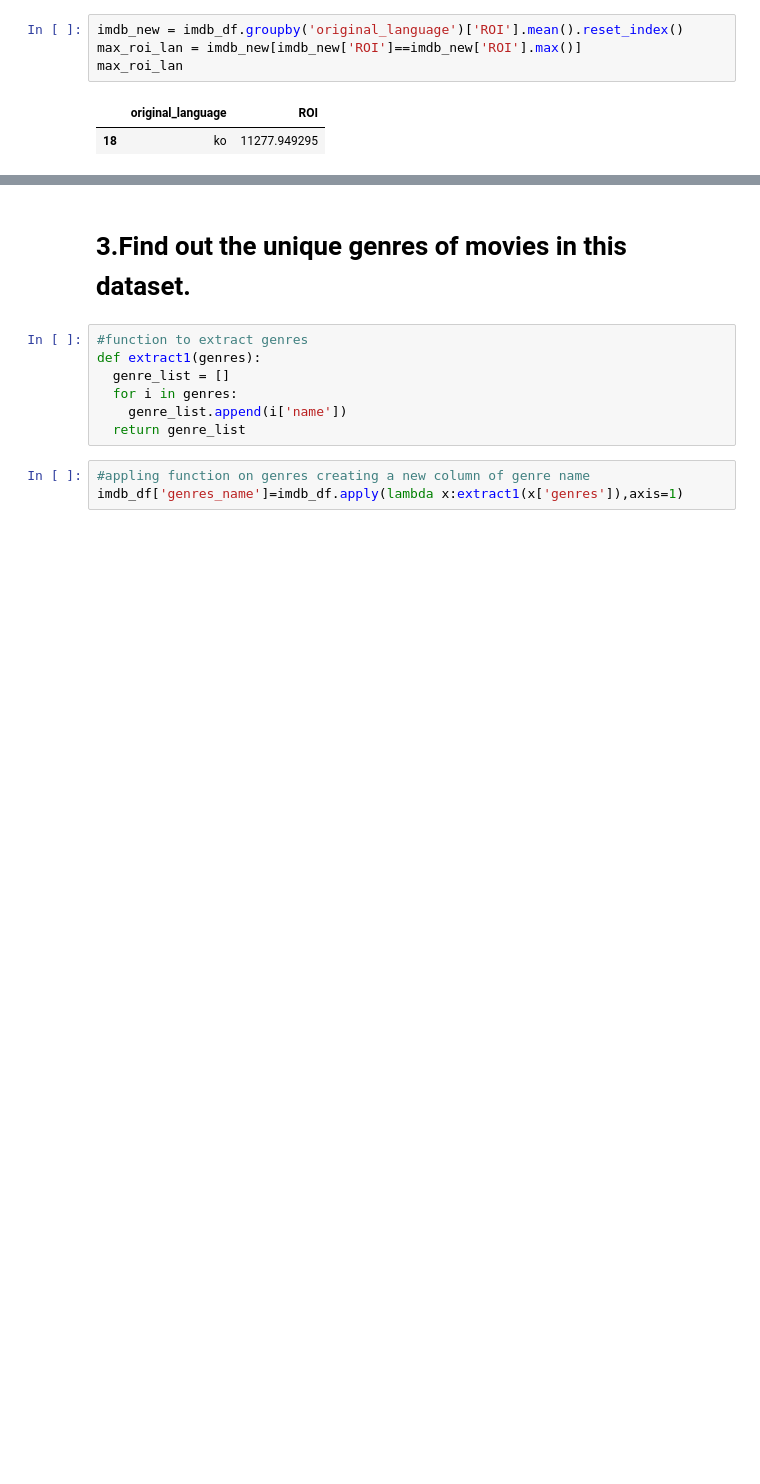
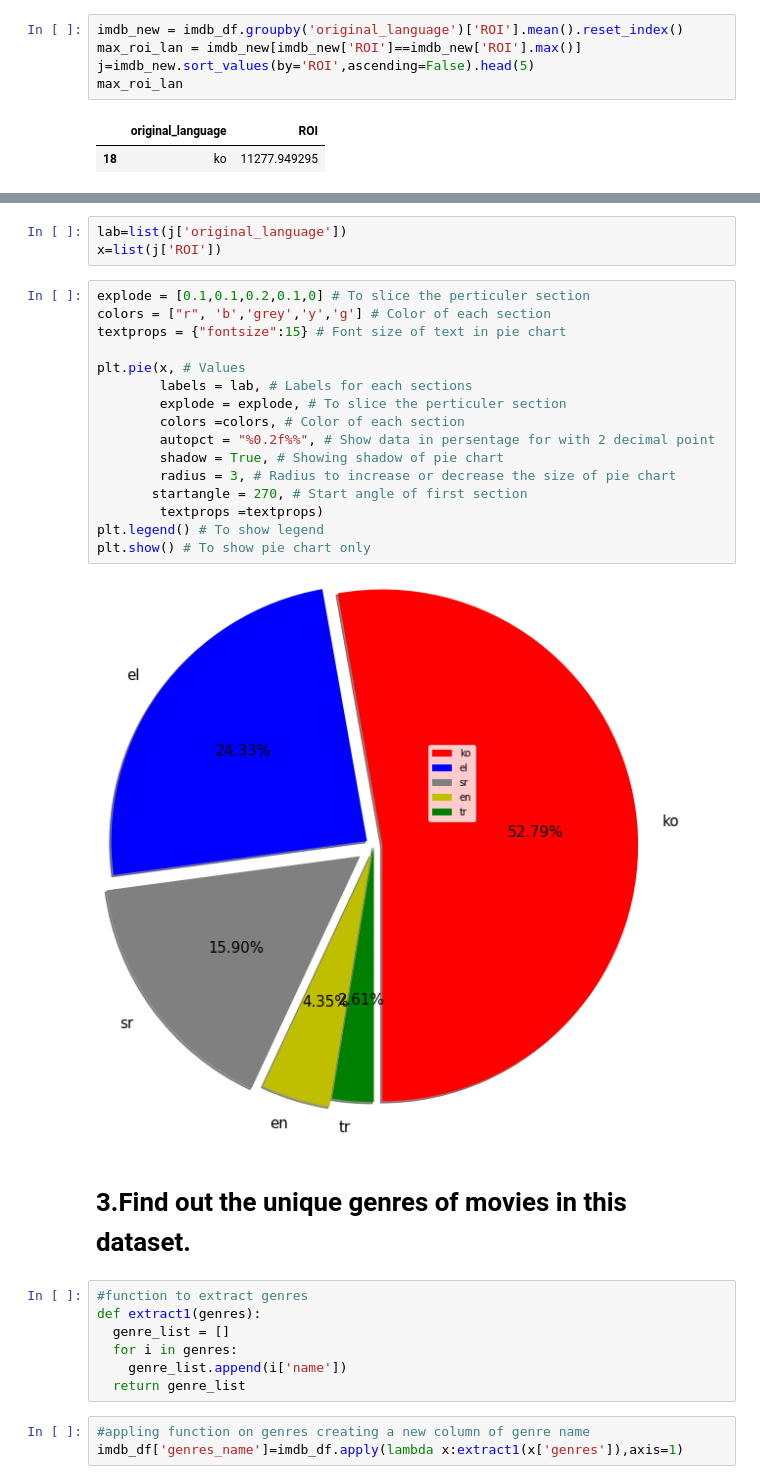
Before and after one commit to shahfaissal/EDA-on-IMDB-data, a Jupyter notebook: FInal_EDA_on_IMDB_Dataset.ipynb, the cells around one changed output, grey strips where cells are left out. Drawn from its saved outputs; the diff is of its cells as text; blank space fills up the shorter version.

```diff
--- a/FInal_EDA_on_IMDB_Dataset.ipynb
+++ b/FInal_EDA_on_IMDB_Dataset.ipynb
@@ -223,6 +277,7 @@ imdb_df['ROI']=100*(imdb_df['profit']/imdb_df['budget'])
 # %%
 imdb_new = imdb_df.groupby('original_language')['ROI'].mean().reset_index()
 max_roi_lan = imdb_new[imdb_new['ROI']==imdb_new['ROI'].max()]
+j=imdb_new.sort_values(by='ROI',ascending=False).head(5)
 max_roi_lan
 # %% [output]
 |  | original_language | ROI |
@@ -230,3 +287,24 @@ max_roi_lan
+# %%
+lab=list(j['original_language'])
+x=list(j['ROI'])
+# %%
+explode = [0.1,0.1,0.2,0.1,0] # To slice the perticuler section
+colors = ["r", 'b','grey','y','g'] # Color of each section
+textprops = {"fontsize":15} # Font size of text in pie chart
+
+plt.pie(x, # Values
+        labels = lab, # Labels for each sections
+        explode = explode, # To slice the perticuler section
+        colors =colors, # Color of each section
+        autopct = "%0.2f%%", # Show data in persentage for with 2 decimal point
+        shadow = True, # Showing shadow of pie chart
+        radius = 3, # Radius to increase or decrease the size of pie chart
+       startangle = 270, # Start angle of first section
+        textprops =textprops)
+plt.legend() # To show legend
+plt.show() # To show pie chart only
+# %% [output]
+[figure, added]
 # %% [markdown]
 # 3.Find out the unique genres of movies in this dataset.
 # %%
```
Also changed, not shown: parts of 25 cells of this notebook.
